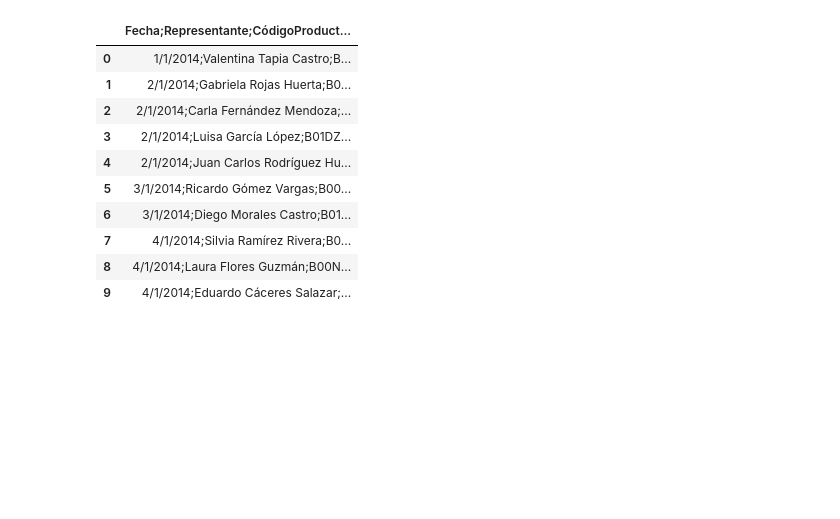
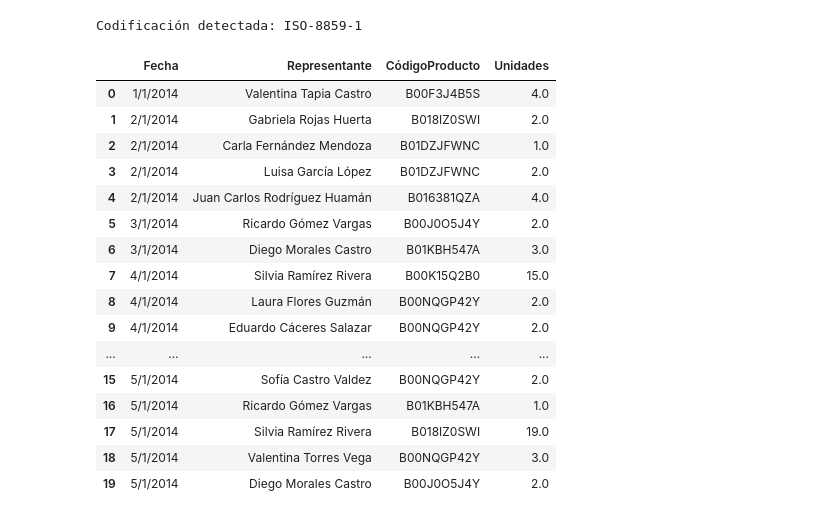
Before and after one commit to Maxterjs99/Fundamentos_Python, a Jupyter notebook: exercise_pandas.ipynb, the cells around one changed output. Saved outputs shown, nothing was run; the diff lists cells and outputs as text; code cells hidden in the pictures; blank space fills up the shorter version.

Commit message:
ejercicios archivo telefono

```diff
--- a/exercise_pandas.ipynb
+++ b/exercise_pandas.ipynb
@@ -5,16 +4,33 @@ import matplotlib.pyplot as plt
-# %%
-df = pd.read_csv('telefonos.csv', encoding='latin1')
-
-df.head(10)
-# %% [output]
-|  | Fecha;Representante;CódigoProduct... |
-| 0 | 1/1/2014;Valentina Tapia Castro;B... |
-| 1 | 2/1/2014;Gabriela Rojas Huerta;B0... |
-| 2 | 2/1/2014;Carla Fernández Mendoza;... |
-| 3 | 2/1/2014;Luisa García López;B01DZ... |
-| 4 | 2/1/2014;Juan Carlos Rodríguez Hu... |
-| 5 | 3/1/2014;Ricardo Gómez Vargas;B00... |
-| 6 | 3/1/2014;Diego Morales Castro;B01... |
-| 7 | 4/1/2014;Silvia Ramírez Rivera;B0... |
-| 8 | 4/1/2014;Laura Flores Guzmán;B00N... |
-| 9 | 4/1/2014;Eduardo Cáceres Salazar;... |
+# %%
+# Detectar la codificación del archivo
+with open('telefonos.csv', 'rb') as f:
+    result = chardet.detect(f.read())
+
+encoding = result['encoding']
+print(f'Codificación detectada: {encoding}')
+
+# Leer el archivo CSV con la codificación detectada
+df = pd.read_csv('telefonos.csv', encoding=encoding, delimiter=';')
+# %% [output]
+Codificación detectada: ISO-8859-1
+# %%
+# Mostrar las primeras filas del DataFrame
+df.head(20)
+# %% [output]
+|  | Fecha | Representante | CódigoProducto | Unidades |
+| 0 | 1/1/2014 | Valentina Tapia Castro | B00F3J4B5S | 4.0 |
+| 1 | 2/1/2014 | Gabriela Rojas Huerta | B018IZ0SWI | 2.0 |
+| 2 | 2/1/2014 | Carla Fernández Mendoza | B01DZJFWNC | 1.0 |
+| 3 | 2/1/2014 | Luisa García López | B01DZJFWNC | 2.0 |
+| 4 | 2/1/2014 | Juan Carlos Rodríguez Huamán | B016381QZA | 4.0 |
+| 5 | 3/1/2014 | Ricardo Gómez Vargas | B00J0O5J4Y | 2.0 |
+| 6 | 3/1/2014 | Diego Morales Castro | B01KBH547A | 3.0 |
+| 7 | 4/1/2014 | Silvia Ramírez Rivera | B00K15Q2B0 | 15.0 |
+| 8 | 4/1/2014 | Laura Flores Guzmán | B00NQGP42Y | 2.0 |
+| 9 | 4/1/2014 | Eduardo Cáceres Salazar | B00NQGP42Y | 2.0 |
+| ... | ... | ... | ... | ... |
+| 15 | 5/1/2014 | Sofía Castro Valdez | B00NQGP42Y | 2.0 |
+| 16 | 5/1/2014 | Ricardo Gómez Vargas | B01KBH547A | 1.0 |
+| 17 | 5/1/2014 | Silvia Ramírez Rivera | B018IZ0SWI | 19.0 |
+| 18 | 5/1/2014 | Valentina Torres Vega | B00NQGP42Y | 3.0 |
+| 19 | 5/1/2014 | Diego Morales Castro | B00J0O5J4Y | 2.0 |
```
Also changed, not shown: parts of 5 cells of this notebook, 1 other file.
